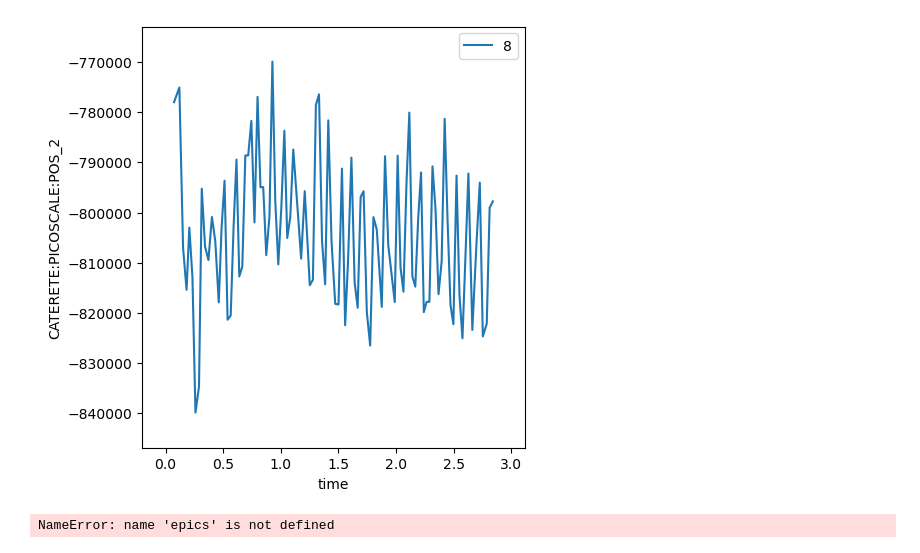
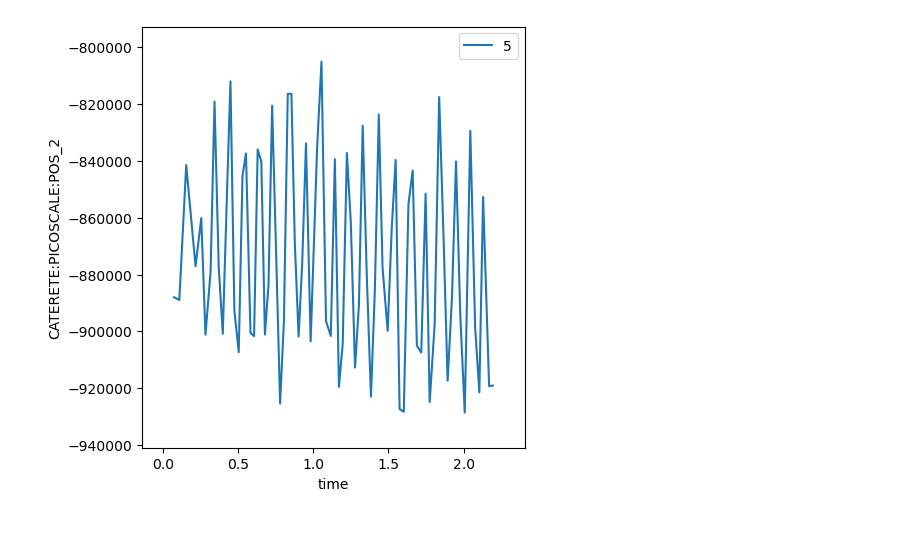
Before and after one commit to bochoa510/Realm-Project, a Jupyter notebook: Piezoelectric Characterization /epics_integration_piezo_characterization.ipynb, the cells around one changed output. Saved outputs shown, nothing was run; the diff lists cells and outputs as text; code cells hidden in the pictures.

Commit message:
updated epics integration

```diff
--- a/Piezoelectric Characterization /epics_integration_piezo_characterization.ipynb
+++ b/Piezoelectric Characterization /epics_integration_piezo_characterization.ipynb
@@ -58,7 +33,7 @@ RE.waiting_hook = ProgressBarManager()
 device = EpicsSignal("CATERETE:PICOSCALE:POS_2")
 dets = [device]
 # %%
-#epics.caput('CATERETE:PICOSCALE:STREAM_START', 2)
-RE(count(dets, num = 100))
+epics.caput('CATERETE:PICOSCALE:STREAM_START', 2)
+RE(count(dets, num = 75))
 epics.camonitor_clear('CATERETE:PICOSCALE:POS_2')
 # %% [output]
@@ -82,5 +57 @@ generator count ['c79f794e'] (scan num: 8)
-[figure, old version]
+[figure, new version]
-# %%
-epics.cainfo('CATERETE:PICOSCALE:FRAMERATE')
-# %% [output]
-NameError: name 'epics' is not defined
```
Also changed, not shown: parts of 7 cells of this notebook.
